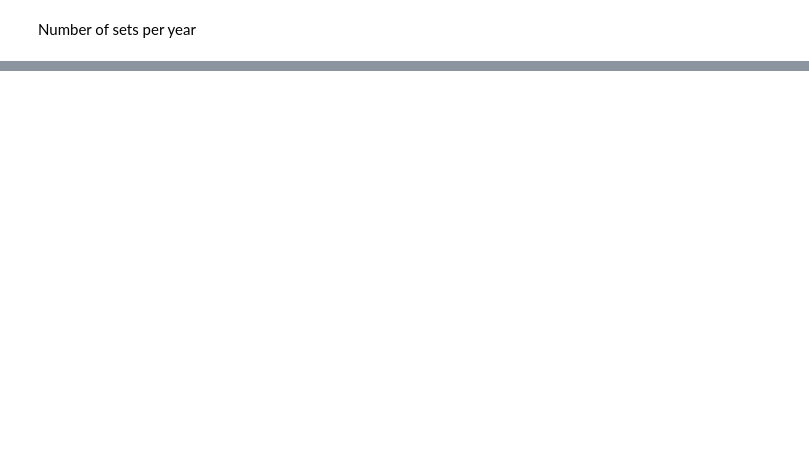
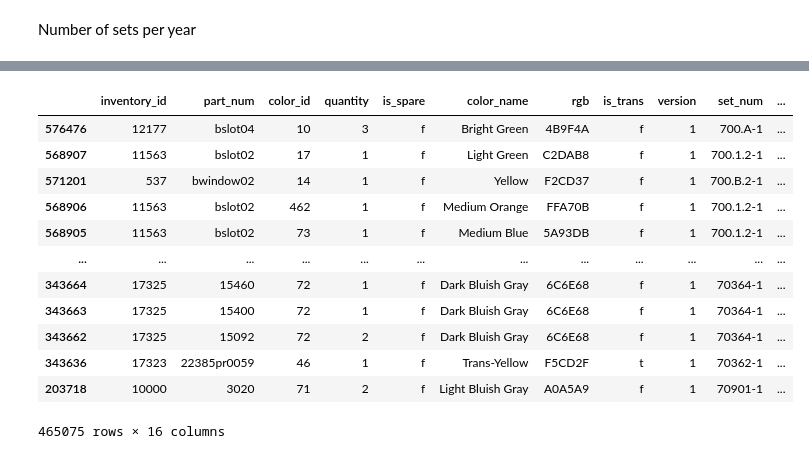
Before and after one commit to MatthewKolotylo/Lego-Project, a Jupyter notebook: Master Code Copy.ipynb, the cells around one changed output, grey strips where cells are left out. Saved outputs shown, nothing was run; the diff lists cells and outputs as text; code cells hidden in the pictures; blank space fills up the shorter version.

```diff
--- a/Master Code Copy.ipynb
+++ b/Master Code Copy.ipynb
@@ -230,0 +160,18 @@ year_color_df2[['year','color_name']]
+# %%
+df_filtered = df[df['color_name'] != 'Black']
+# %%
+df_filtered.sort_values(by='year')
+# %% [output]
+|  | inventory_id | part_num | color_id | quantity | is_spare | color_name | rgb | is_trans | version | set_num | ... |
+| 576476 | 12177 | bslot04 | 10 | 3 | f | Bright Green | 4B9F4A | f | 1 | 700.A-1 | ... |
+| 568907 | 11563 | bslot02 | 17 | 1 | f | Light Green | C2DAB8 | f | 1 | 700.1.2-1 | ... |
+| 571201 | 537 | bwindow02 | 14 | 1 | f | Yellow | F2CD37 | f | 1 | 700.B.2-1 | ... |
+| 568906 | 11563 | bslot02 | 462 | 1 | f | Medium Orange | FFA70B | f | 1 | 700.1.2-1 | ... |
+| 568905 | 11563 | bslot02 | 73 | 1 | f | Medium Blue | 5A93DB | f | 1 | 700.1.2-1 | ... |
+| ... | ... | ... | ... | ... | ... | ... | ... | ... | ... | ... | ... |
+| 343664 | 17325 | 15460 | 72 | 1 | f | Dark Bluish Gray | 6C6E68 | f | 1 | 70364-1 | ... |
+| 343663 | 17325 | 15400 | 72 | 1 | f | Dark Bluish Gray | 6C6E68 | f | 1 | 70364-1 | ... |
+| 343662 | 17325 | 15092 | 72 | 2 | f | Dark Bluish Gray | 6C6E68 | f | 1 | 70364-1 | ... |
+| 343636 | 17323 | 22385pr0059 | 46 | 1 | f | Trans-Yellow | F5CD2F | t | 1 | 70362-1 | ... |
+| 203718 | 10000 | 3020 | 71 | 2 | f | Light Bluish Gray | A0A5A9 | f | 1 | 70901-1 | ... |
+465075 rows × 16 columns
```
Also changed, not shown: parts of 45 cells of this notebook.
